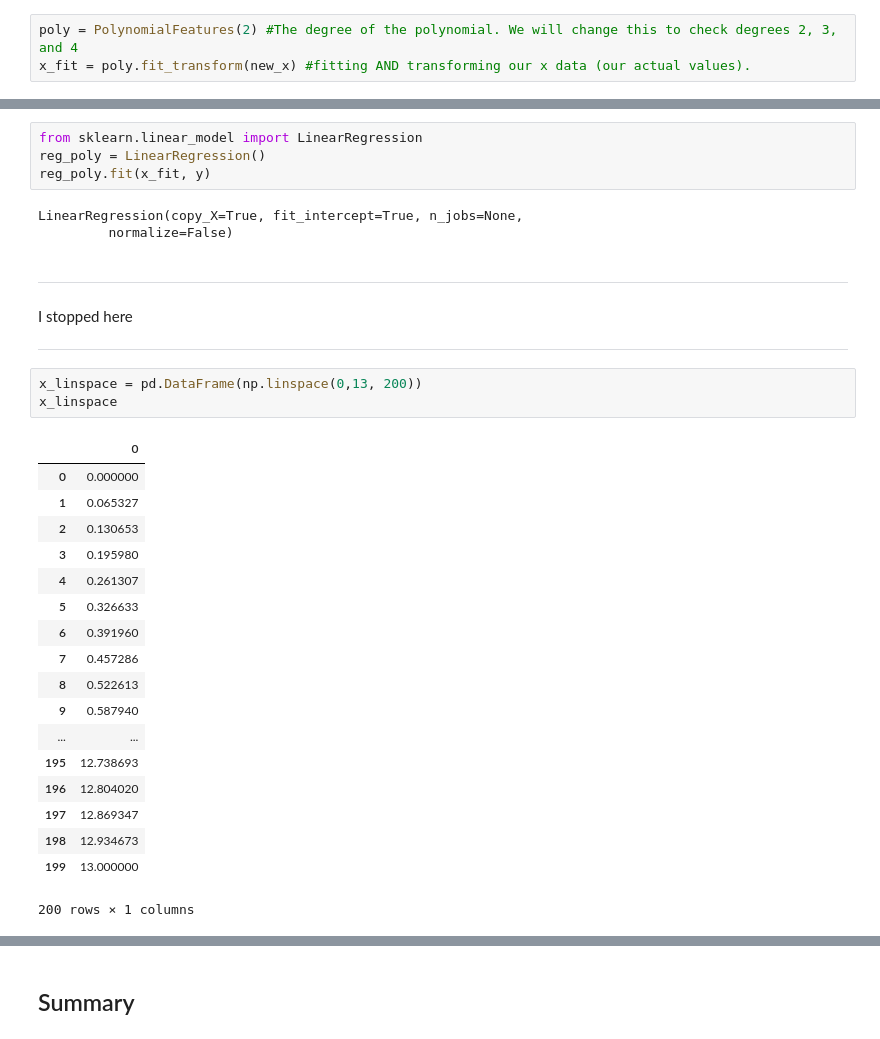
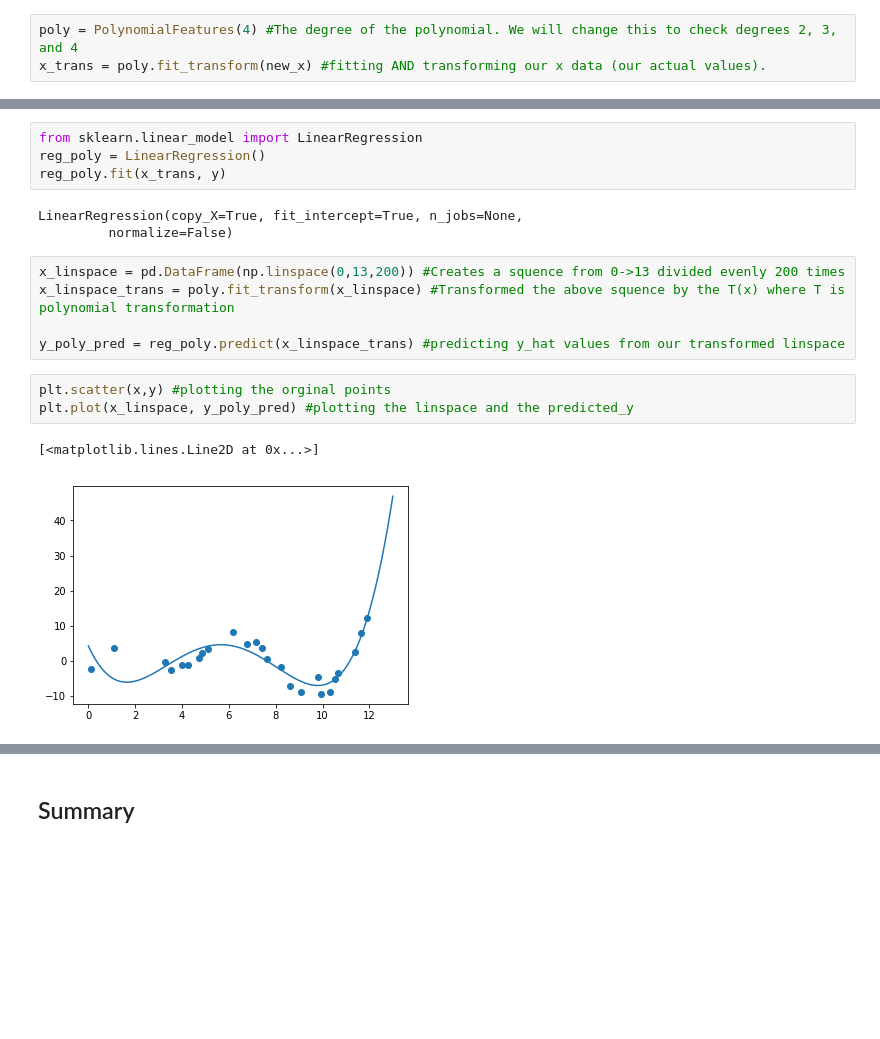
Before and after one commit to Socjon/dsc-2-24-06-polynomial-regression-lab-online-ds-pt-100118, a Jupyter notebook: index.ipynb, the cells around one changed output, grey strips where cells are left out. Drawn from its saved outputs; the diff is of its cells as text; blank space fills up the shorter version.

Commit message:
A clear, explained code using poly_features from sklearn

```diff
--- a/index.ipynb
+++ b/index.ipynb
@@ -49,8 +49,8 @@ import numpy as np
 # %%
 new_x = pd.DataFrame(x)
 # %%
-poly = PolynomialFeatures(2) #The degree of the polynomial. We will change this to check degrees 2, 3, and 4
-x_fit = poly.fit_transform(new_x) #fitting AND transforming our x data (our actual values).
+poly = PolynomialFeatures(4) #The degree of the polynomial. We will change this to check degrees 2, 3, and 4
+x_trans = poly.fit_transform(new_x) #fitting AND transforming our x data (our actual values).
 # %%
 x_fit.shape, y.shape
 # %% [output]
@@ -58,33 +58,18 @@ x_fit.shape, y.shape
 # %%
 from sklearn.linear_model import LinearRegression
 reg_poly = LinearRegression()
-reg_poly.fit(x_fit, y)
+reg_poly.fit(x_trans, y)
 # %% [output]
 LinearRegression(copy_X=True, fit_intercept=True, n_jobs=None,
          normalize=False)
-# %% [markdown]
-___
-I stopped here
-___
-# %%
-x_linspace = pd.DataFrame(np.linspace(0,13, 200))
-x_linspace
-# %% [output]
-|  | 0 |
-| 0 | 0.000000 |
-| 1 | 0.065327 |
-| 2 | 0.130653 |
-| 3 | 0.195980 |
-| 4 | 0.261307 |
-| 5 | 0.326633 |
-| 6 | 0.391960 |
-| 7 | 0.457286 |
-| 8 | 0.522613 |
-| 9 | 0.587940 |
-| ... | ... |
-| 195 | 12.738693 |
-| 196 | 12.804020 |
-| 197 | 12.869347 |
-| 198 | 12.934673 |
-| 199 | 13.000000 |
-200 rows × 1 columns
+# %%
+x_linspace = pd.DataFrame(np.linspace(0,13,200)) #Creates a squence from 0->13 divided evenly 200 times
+x_linspace_trans = poly.fit_transform(x_linspace) #Transformed the above squence by the T(x) where T is polynomial transformation
+
+y_poly_pred = reg_poly.predict(x_linspace_trans) #predicting y_hat values from our transformed linspace
+# %%
+plt.scatter(x,y) #plotting the orginal points
+plt.plot(x_linspace, y_poly_pred) #plotting the linspace and the predicted_y
+# %% [output]
+[<matplotlib.lines.Line2D at 0x...>]
+[figure, added]
```
Also changed, not shown: parts of 3 cells of this notebook.
